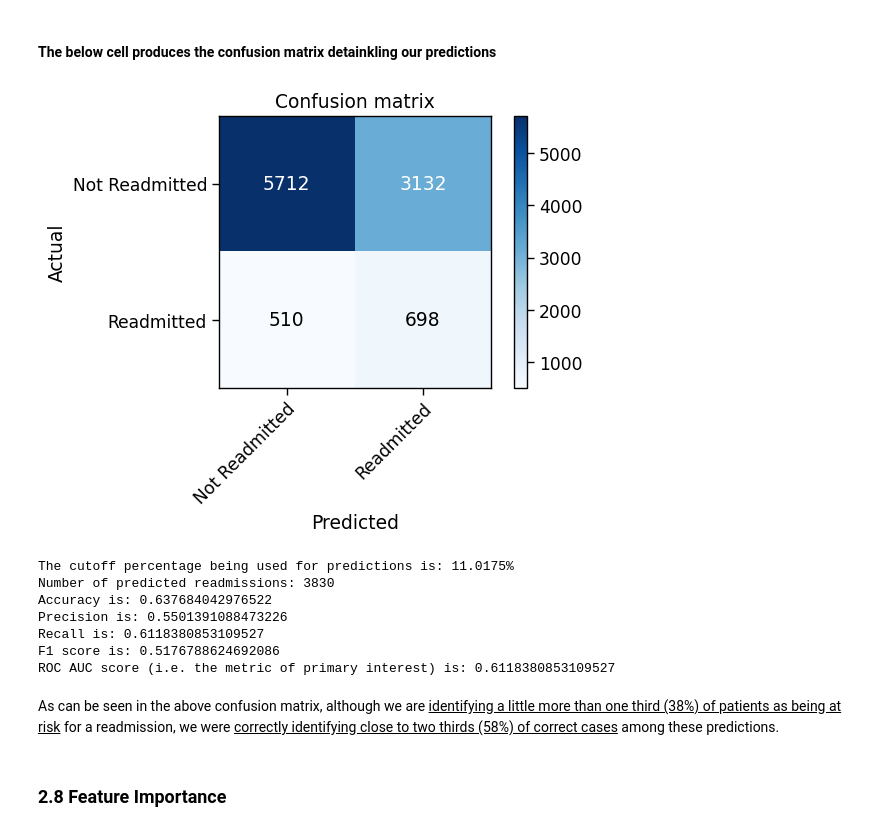
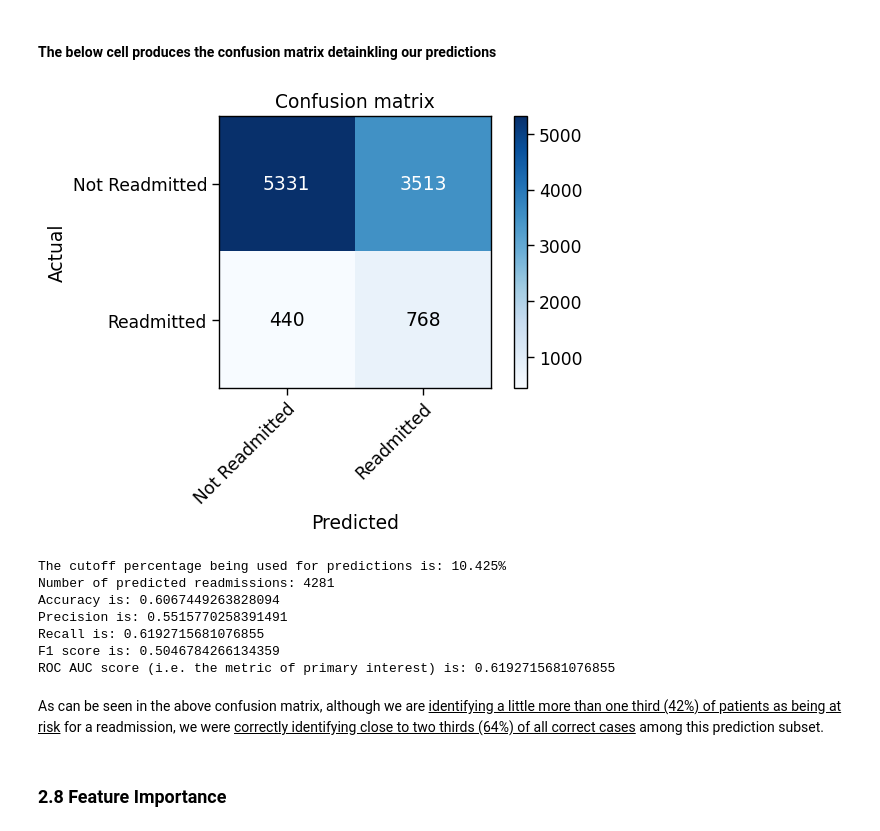
Before and after one commit to timfwater/Waterman_Projects, a Jupyter notebook: 2. XGBoost.ipynb, the cells around one changed output. Saved outputs shown, nothing was run; the diff lists cells and outputs as text; code cells hidden in the pictures.

Commit message:
Add files via upload
Updated model functionality and code updates

```diff
--- a/2. XGBoost.ipynb
+++ b/2. XGBoost.ipynb
@@ -40,6 +40,8 @@ import sagemaker
 import boto3
 import io
 from io import StringIO
+from io import BytesIO
+
 from sagemaker import get_execution_role
 import sagemaker.amazon.common as smac
 import os
@@ -57,6 +59,7 @@ from sklearn.ensemble import RandomForestClassifier as rfc
 #Defining some global variables for Sagemaker
 region = boto3.Session().region_name
 smclient = boto3.Session().client('sagemaker')
+s3_client = boto3.client('s3')
 role = get_execution_role()
 # %% [output]
 sagemaker.config INFO - Not applying SDK defaults from location: /etc/xdg/sagemaker/config.yaml
@@ -75,9 +78,9 @@ pd.set_option('display.max_rows', 500)
 #Head repository
 bucket = 'diabetes-directory'
 #Relevant subfolders
-processed_data_subfolder = 'processed_data_location'
-xgb_subfolder = 'xgb'
-hyperparameter_tuning_subfolder = 'tuning'
+processed_data_subfolder = 'processed_data'
+xgb_subfolder = 'xgboost'
+hyperparameter_tuning_subfolder = 'hyperparameter_tuning'
 tuned_model_subfolder = 'optimized_model'
 #Input files
 train_file = 'train.csv'
@@ -482,13 +487,13 @@ ROC AUC score (i.e. the metric of primary interest) is: 0.5272768831939041
 # %%
-pred_11 = [1 if i>=0.11 else 0 for i in test_dataset["predictions"]]
-pred_110025 = [1 if i>=0.110025 else 0 for i in test_dataset["predictions"]]
-pred_11005 = [1 if i>=0.11005 else 0 for i in test_dataset["predictions"]]
-pred_110075 = [1 if i>=0.110075 else 0 for i in test_dataset["predictions"]]
-pred_1101 = [1 if i>=0.1101 else 0 for i in test_dataset["predictions"]]
-pred_110125 = [1 if i>=0.110125 else 0 for i in test_dataset["predictions"]]
-pred_11015 = [1 if i>=0.11015 else 0 for i in test_dataset["predictions"]]
-pred_110175 = [1 if i>=0.110175 else 0 for i in test_dataset["predictions"]]
-pred_1102 = [1 if i>=0.1102 else 0 for i in test_dataset["predictions"]]
+pred_104 = [1 if i>=0.104 else 0 for i in test_dataset["predictions"]]
+pred_10425 = [1 if i>=0.10425 else 0 for i in test_dataset["predictions"]]
+pred_1045 = [1 if i>=0.1045 else 0 for i in test_dataset["predictions"]]
+pred_10475 = [1 if i>=0.10475 else 0 for i in test_dataset["predictions"]]
+pred_105 = [1 if i>=0.105 else 0 for i in test_dataset["predictions"]]
+pred_10525 = [1 if i>=0.10525 else 0 for i in test_dataset["predictions"]]
+pred_1055 = [1 if i>=0.1055 else 0 for i in test_dataset["predictions"]]
+pred_10575 = [1 if i>=0.10575 else 0 for i in test_dataset["predictions"]]
+pred_106 = [1 if i>=0.106 else 0 for i in test_dataset["predictions"]]
 # %% [markdown]
 #### Here we provde an accompanying name for each list, based off of the respective likelihood cutoff value applied to the list
 # %%
@@ -532,7 +537,7 @@ Although the accuracy and precission have decreased due to our lower prediction
 # %% [markdown]
 #### Defining our optimal prediction values
 # %%
-optimal_cutoff = pred_110175
+optimal_cutoff = pred_10425
 # %% [markdown]
 ### 2.7. Evaluate Model
 # %% [markdown]
@@ -608,32 +613,48 @@ np.set_printoptions(precision=2)
 # %%
 %matplotlib inline
 sns.set_context("paper", font_scale=1.4)
 
 y_test = test_dataset['readmitted']
 y_pred = optimal_cutoff
 
 class_names = np.array(['Not Readmitted', 'Readmitted'])
 
 # Plot non-normalized confusion matrix
 Plot_Confusion_Matrix(y_test, y_pred, classes=class_names,
                       title='Confusion matrix',
                       cmap=plt.cm.Blues)
 plt.grid(False)
+
+
+# Save the table as a PNG image in memory
+buffer = BytesIO()
+plt.savefig(buffer, format='png')
+buffer.seek(0)
+
+# Upload the image to S3
+file_path = 'image_outputs/'
+file_name = 'xgb_confusion_matrix.png'  # Specify the desired file name in S3
+file_key = file_path + file_name
+
+#s3_client = boto3.client('s3')
+s3_client.upload_fileobj(buffer, bucket, file_key)
+
+
 plt.show()
 # %% [output]
-[figure, old version]
+[figure, new version]
 # %%
-XGB_Statistical_Evaluation([optimal_cutoff],["11.0175%"])
+XGB_Statistical_Evaluation([optimal_cutoff],["10.425%"])
 # %% [output]
-The cutoff percentage being used for predictions is: 11.0175%
-Number of predicted readmissions: 3830
-Accuracy is: 0.637684042976522
-Precision is: 0.5501391088473226
-Recall is: 0.6118380853109527
-F1 score is: 0.5176788624692086
-ROC AUC score (i.e. the metric of primary interest) is: 0.6118380853109527
+The cutoff percentage being used for predictions is: 10.425%
+Number of predicted readmissions: 4281
+Accuracy is: 0.6067449263828094
+Precision is: 0.5515770258391491
+Recall is: 0.6192715681076855
+F1 score is: 0.5046784266134359
+ROC AUC score (i.e. the metric of primary interest) is: 0.6192715681076855
 # %% [markdown]
-As can be seen in the above confusion matrix, although we are <u>identifying a little more than one third (38%) of patients as being at risk</u> for a readmission, we were <u>correctly identifying close to two thirds (58%) of correct cases</u> among these predictions.
+As can be seen in the above confusion matrix, although we are <u>identifying a little more than one third (42%) of patients as being at risk</u> for a readmission, we were <u>correctly identifying close to two thirds (64%) of all correct cases</u> among this prediction subset.
 # %% [markdown]
 ### 2.8 Feature Importance
 # %% [markdown]
```
Also changed, not shown: parts of 31 cells of this notebook, 1 other file.
